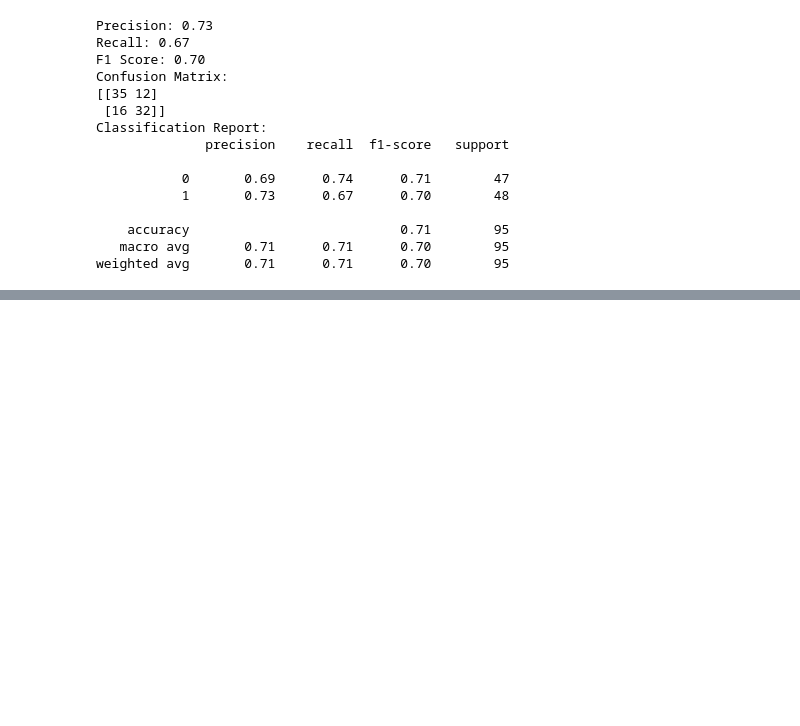
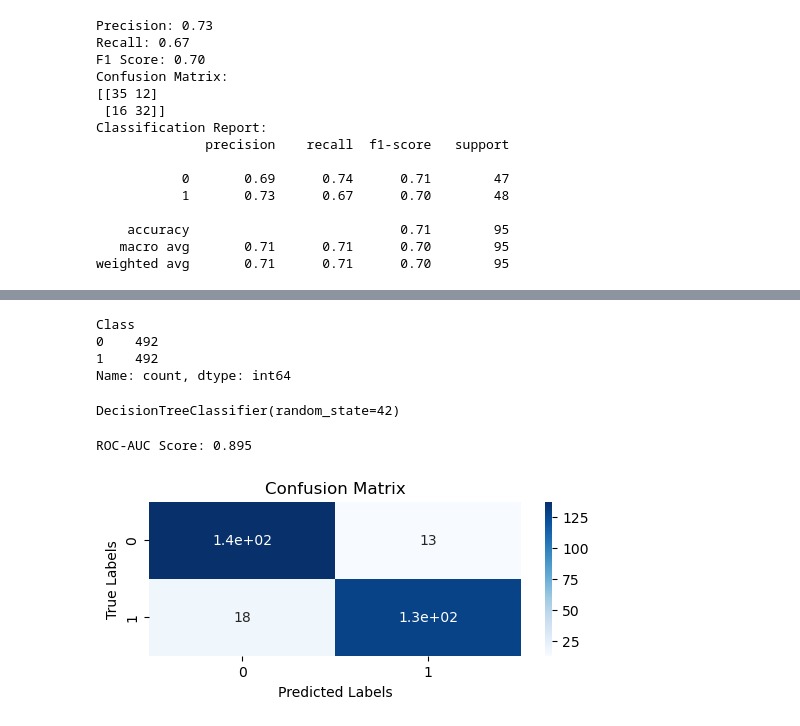
Before and after one commit to Syed-Shahir/100DaysOfBytewise, a Jupyter notebook: BTW_W6_Task2.ipynb, the cells around one changed output, grey strips where cells are left out. Drawn from its saved outputs; the diff is of its cells as text; code cells hidden in the pictures; blank space fills up the shorter version.

```diff
--- a/BTW_W6_Task2.ipynb
+++ b/BTW_W6_Task2.ipynb
@@ -245,0 +356,61 @@ weighted avg       0.71      0.71      0.70        95
+# %%
+#now lets try the same model with undersampling
+from imblearn.under_sampling import RandomUnderSampler
+
+
+#redifing the Y while for X we will use the same X_standard
+Y = credit_df['Class']
+
+rus = RandomUnderSampler(random_state=42)
+X_rus, y_rus = rus.fit_resample(X_standard, Y)
+# Converting the resampled arrays back to DataFrames
+X_rus_df = pd.DataFrame(X_rus, columns=X.columns)
+y_rus_df = pd.DataFrame(y_rus, columns=['Class'])
+
+# Combining X and y to view the complete DataFrame
+rus_df = pd.concat([X_rus_df, y_rus_df], axis=1)
+rus_df['Class'].value_counts()
+# %% [output]
+Class
+0    492
+1    492
+Name: count, dtype: int64
+# %%
+from sklearn.model_selection import train_test_split
+
+
+X = rus_df.drop(columns=['Class'])
+Y = rus_df['Class']
+
+X_train, X_test, Y_train, Y_test = train_test_split(X, Y, test_size=0.3, random_state=42)
+
+#decision Tree Classifier
+from sklearn.tree import DecisionTreeClassifier
+
+# Training the model
+clf2 = DecisionTreeClassifier(random_state=42)
+clf2.fit(X_train, Y_train)
+# %% [output]
+DecisionTreeClassifier(random_state=42)
+# %%
+from sklearn.metrics import roc_auc_score, confusion_matrix
+
+# Prediction on the test set
+Y_pred = clf2.predict(X_test)
+
+# ROC-AUC score
+roc_auc = roc_auc_score(Y_test, Y_pred)
+print(f'ROC-AUC Score: {roc_auc:.3f}')
+
+# confusion matrix
+conf_mat = confusion_matrix(Y_test, Y_pred)
+# Ploting the confusion matrix
+plt.figure(figsize=(6, 2))
+sns.heatmap(conf_mat, annot=True, cmap='Blues')
+plt.xlabel('Predicted Labels')
+plt.ylabel('True Labels')
+plt.title('Confusion Matrix')
+plt.show()
+# %% [output]
+ROC-AUC Score: 0.895
+[figure, added]
```
Also changed, not shown: parts of 39 cells of this notebook.
